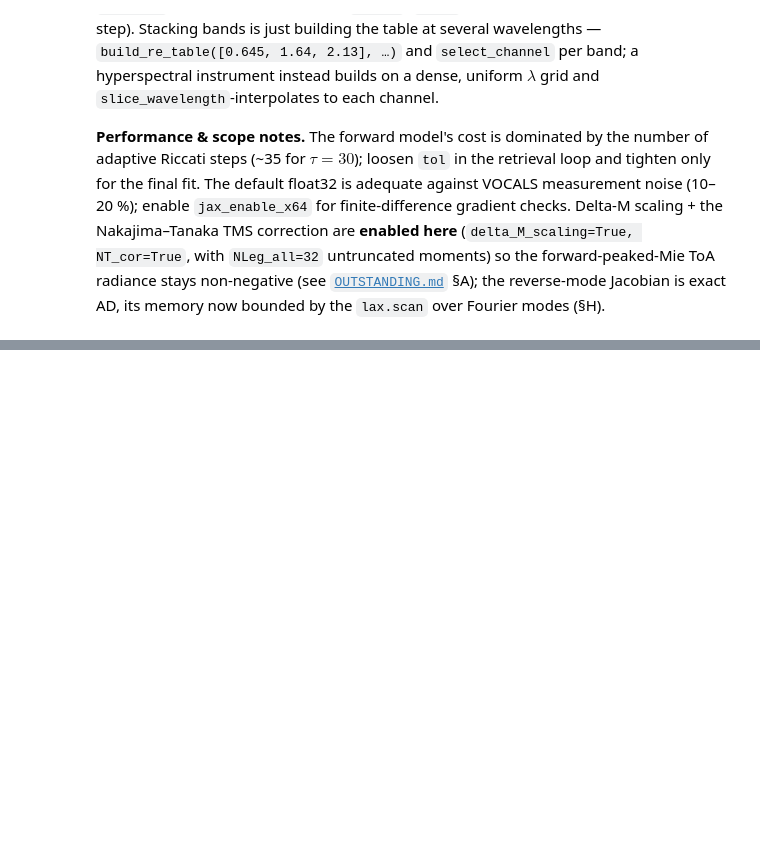
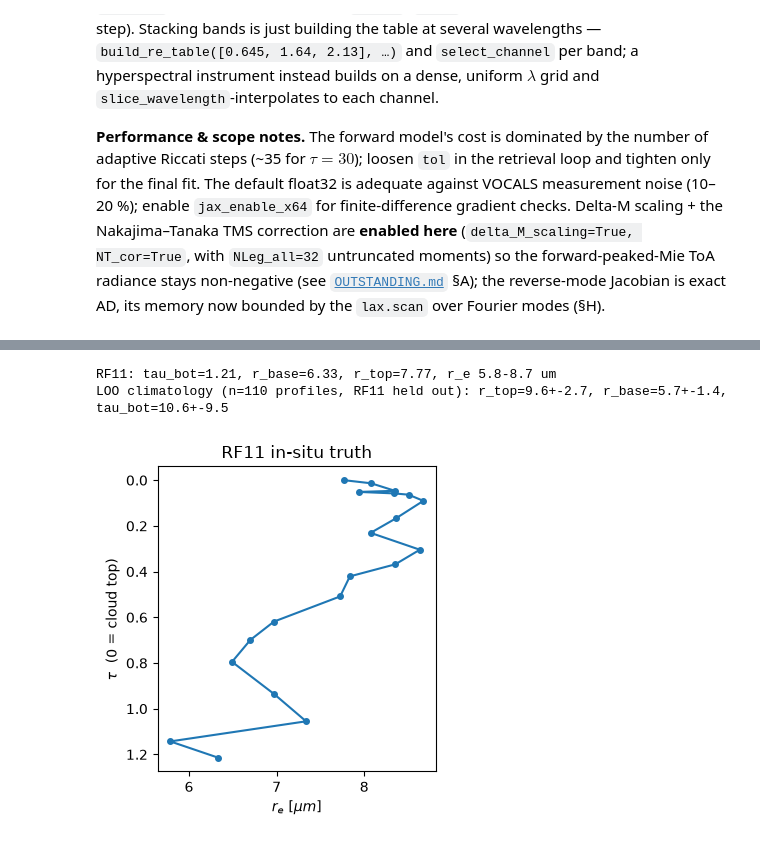
Before and after one commit to dhjx1996/Pythonic-DISORT_inhomogeneous_atmosphere, a Jupyter notebook: docs/riccati_solver_VOCALS_retrieval.ipynb, the cells around one changed output, grey strips where cells are left out. Saved outputs shown, nothing was run; the diff lists cells and outputs as text; code cells hidden in the pictures; blank space fills up the shorter version.

```diff
--- a/docs/riccati_solver_VOCALS_retrieval.ipynb
+++ b/docs/riccati_solver_VOCALS_retrieval.ipynb
@@ -122,20 +111,0 @@ $\tau_{\rm bot}$ and the base radius $r_e(\tau_{\rm bot})$ are taken as **known*
-# %%
-import jax
-jax.clear_caches()   # free the intro cells' compiled executables before the (memory-heavy) retrieval
-
-import vocals_io as vio
-import retrieval_oe as roe
-from miejax_lite import mie_legendre_precompute, build_re_table, select_channel
-
-DATA = ('/home/jovyan/cloud_profile_retrieval/'
-        'multispectral-retrieval-using-MODIS/VOCALS_REx_data')
-truth = vio.pick_profile(vio.load_all_profiles(DATA), target_tau=1.0)
-print(f'{truth.flight}: tau_bot={truth.tau_bot:.2f}, '
-      f'r_e {truth.r_e.min():.1f}-{truth.r_e.max():.1f} um, n={truth.tau.size}')
-
-fig, ax = plt.subplots(figsize=(3.6, 4))
-ax.plot(truth.r_e, truth.tau, 'o-', ms=4)
-ax.invert_yaxis()
-ax.set_xlabel(r'$r_e\ [\mu m]$'); ax.set_ylabel(r'$\tau$  (0 = cloud top)')
-ax.set_title(f'{truth.flight} in-situ truth')
-plt.tight_layout()
@@ -487,0 +130,33 @@ DOFS = 2.36: from 9 radiances the measurement pins down about 2.4 independent fe
+# %%
+import jax
+jax.clear_caches()   # free the intro cells' compiled executables before the (memory-heavy) retrieval
+
+import vocals_io as vio
+import retrieval_oe as roe
+from miejax_lite import mie_legendre_precompute, build_re_table, select_channel
+
+DATA = ('/home/jovyan/cloud_profile_retrieval/'
+        'multispectral-retrieval-using-MODIS/VOCALS_REx_data')
+profiles = vio.load_all_profiles(DATA)
+truth = vio.pick_profile(profiles, target_tau=1.0)
+
+# Leave-one-flight-out climatology: the prior NEVER sees the target's own flight.
+clim = vio.vocals_climatology(profiles, exclude_flight=truth.flight)
+assert truth.flight not in clim['flights'], 'LEAK: target flight in climatology'
+print(f'{truth.flight}: tau_bot={truth.tau_bot:.2f}, r_base={truth.r_base:.2f}, '
+      f'r_top={truth.r_top:.2f}, r_e {truth.r_e.min():.1f}-{truth.r_e.max():.1f} um')
+print(f'LOO climatology (n={clim["n"]} profiles, {truth.flight} held out): '
+      f'r_top={clim["r_top_mean"]:.1f}+-{clim["r_top_std"]:.1f}, '
+      f'r_base={clim["r_base_mean"]:.1f}+-{clim["r_base_std"]:.1f}, '
+      f'tau_bot={clim["tau_bot_mean"]:.1f}+-{clim["tau_bot_std"]:.1f}')
+
+fig, ax = plt.subplots(figsize=(3.6, 4))
+ax.plot(truth.r_e, truth.tau, 'o-', ms=4)
+ax.invert_yaxis()
+ax.set_xlabel(r'$r_e\ [\mu m]$'); ax.set_ylabel(r'$\tau$  (0 = cloud top)')
+ax.set_title(f'{truth.flight} in-situ truth')
+plt.tight_layout()
+# %% [output]
+RF11: tau_bot=1.21, r_base=6.33, r_top=7.77, r_e 5.8-8.7 um
+LOO climatology (n=110 profiles, RF11 held out): r_top=9.6+-2.7, r_base=5.7+-1.4, tau_bot=10.6+-9.5
+[figure, added]
```
Also changed, not shown: parts of 41 cells of this notebook, 6 other files.
